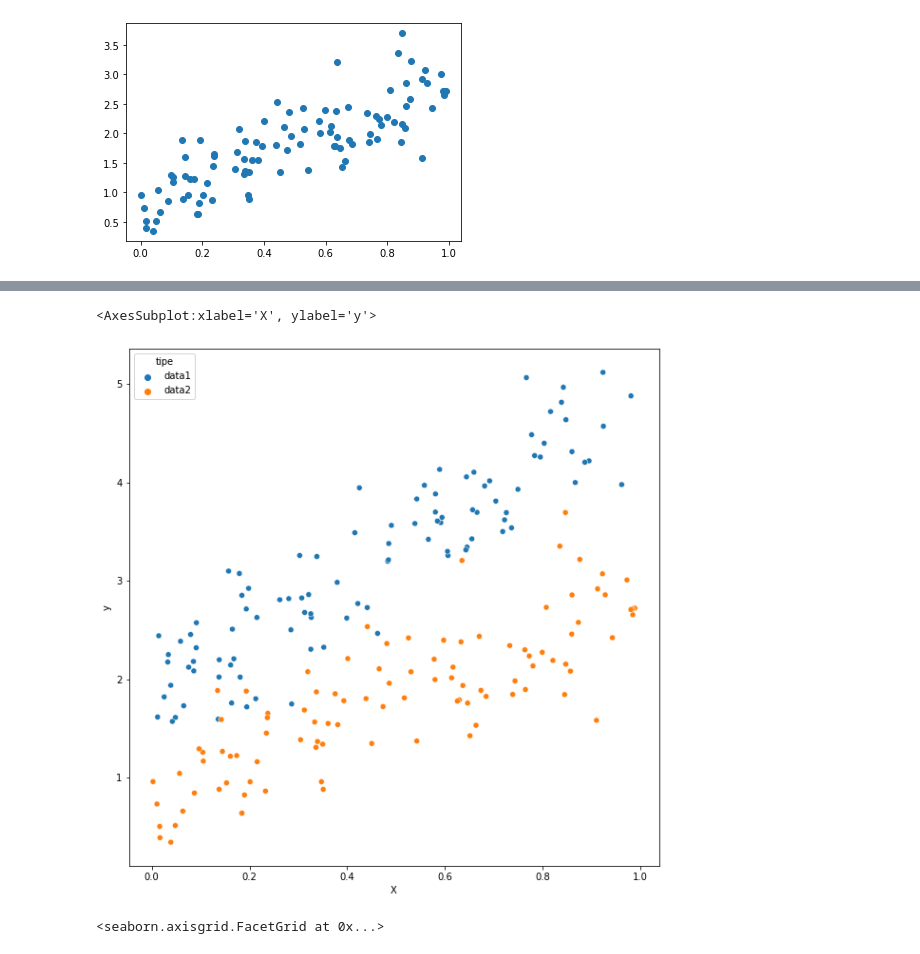
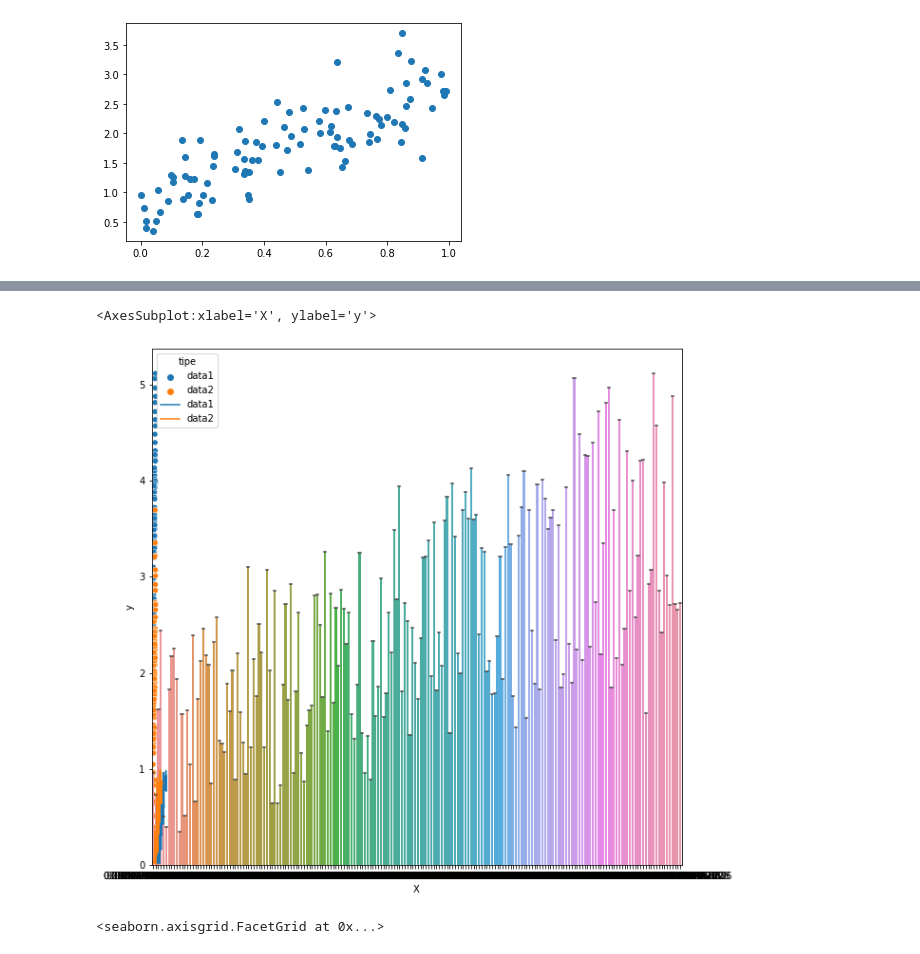
Before and after one commit to FransiscoReadyPermana/supervised_learning, a Jupyter notebook: 03 - Matplotlib Intro/part2-seaborn.ipynb, the cells around one changed output, grey strips where cells are left out. Cells and saved outputs as stored; diff of their text form; code cells hidden in the pictures.

```diff
--- a/03 - Matplotlib Intro/part2-seaborn.ipynb
+++ b/03 - Matplotlib Intro/part2-seaborn.ipynb
@@ -35,9 +50,12 @@ plt.scatter(x = df2.X, y = df2.y, label="data2")
 # %%
 plt.figure(figsize=(10,10))
 sns.scatterplot(x="X", y="y", data=df, hue="tipe", sizes=10)
+sns.lineplot(x="y", y="X", data=df, hue="tipe", sizes=10)
+sns.barplot(x="X", y="y", data=df)
+sns.violinplot(x="X", y="y", data=df)
 # %% [output]
 <AxesSubplot:xlabel='X', ylabel='y'>
-[figure, old version]
+[figure, new version]
 # %%
 plt.figure(figsize=(10,10))
 sns.lmplot(x="X", y="y", data=df, hue="tipe")
```
Also changed, not shown: parts of 18 cells of this notebook.
